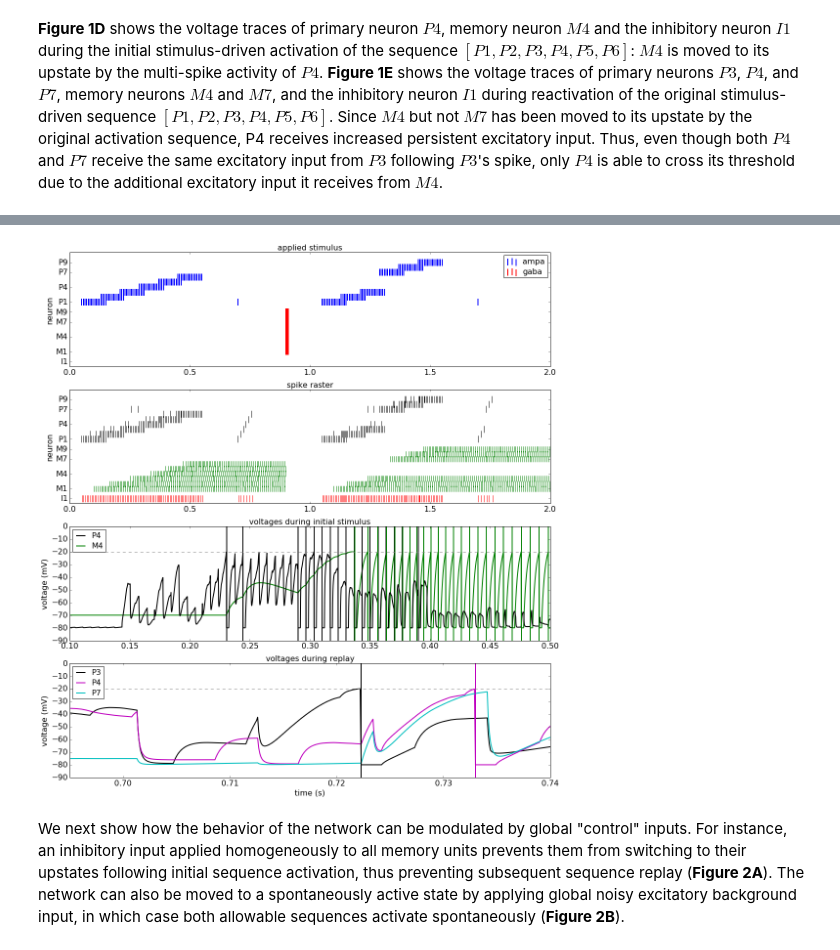
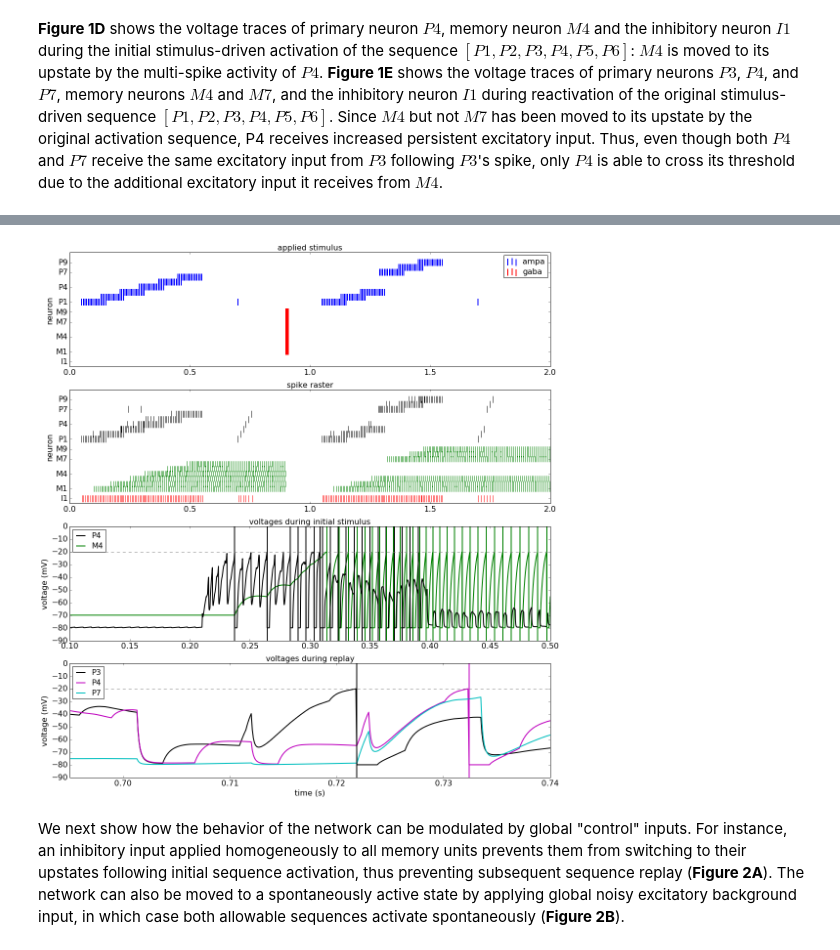
Before and after one commit to rkp8000/nothing_but_reruns, a Jupyter notebook: _paper_draft.ipynb, the cells around one changed output, grey strips where cells are left out. Drawn from its saved outputs; the diff is of its cells as text; code cells hidden in the pictures.

Commit message:
Remove AMPA background from reverse replay demonstration.

```diff
--- a/_paper_draft.ipynb
+++ b/_paper_draft.ipynb
@@ -55,16 +55,16 @@ fig_1 = lif_demo_two_branches(
     W_MM={'nmda': 12, 'ampa': 0, 'gaba': 0},
 
     BKGD_STARTS=[
-        {'nmda': 0, 'ampa': 0, 'gaba': 0}, {'nmda': 0, 'ampa': 0.6, 'gaba': 0.6},
-        {'nmda': 1, 'ampa': 1, 'gaba': 1}, {'nmda': 1, 'ampa': 1.6, 'gaba': 1.6},
+        {'nmda': 0, 'ampa': 0, 'gaba': 0}, {'nmda': 0, 'ampa': 0, 'gaba': 0.6},
+        {'nmda': 0, 'ampa': 1, 'gaba': 1}, {'nmda': 0, 'ampa': 0, 'gaba': 1.6},
     ],
     BKGD_ENDS=[
-        {'nmda': 0, 'ampa': 0, 'gaba': 0.6}, {'nmda': 0, 'ampa': 0.9, 'gaba': 0.9},
-        {'nmda': 1, 'ampa': 1, 'gaba': 1.6}, {'nmda': 1, 'ampa': 1.9, 'gaba': 1.9},
+        {'nmda': 0, 'ampa': 0, 'gaba': 0.6}, {'nmda': 0, 'ampa': 0, 'gaba': 0.9},
+        {'nmda': 0, 'ampa': 1, 'gaba': 1.6}, {'nmda': 0, 'ampa': 0, 'gaba': 1.9},
     ],
     BKGD_FRQS=[
-        {'nmda': 0, 'ampa': 0, 'gaba': 2000}, {'nmda': 0, 'ampa': 2000, 'gaba': 2000},
-        {'nmda': 0, 'ampa': 0, 'gaba': 2000}, {'nmda': 0, 'ampa': 2000, 'gaba': 2000},
+        {'nmda': 0, 'ampa': 0, 'gaba': 2000}, {'nmda': 0, 'ampa': 0, 'gaba': 2000},
+        {'nmda': 0, 'ampa': 0, 'gaba': 2000}, {'nmda': 0, 'ampa': 0, 'gaba': 2000},
     ],
     BKGD_STRENS=[
         {'nmda': 0, 'ampa': 0, 'gaba': 5}, {'nmda': 0, 'ampa': 0, 'gaba': .5},
@@ -92,34 +92,34 @@ fig_1 = lif_demo_two_branches(
 
     REPLAY_TRIGGER_TIMES=[
         {'nmda': 0, 'ampa': 0.7, 'gaba': 0}, {'nmda': 0, 'ampa': 1.7, 'gaba': 0}
     ],
     REPLAY_TRIGGER_STRENS=[
         {'nmda': 0, 'ampa': 200, 'gaba': 0}, {'nmda': 0, 'ampa': 200, 'gaba': 0}
     ],
 
     MEMORY_RESET_STARTS=[{'nmda': 0, 'ampa': 0, 'gaba': 0.9}],
     MEMORY_RESET_ENDS=[{'nmda': 0, 'ampa': 0, 'gaba': .91}],
     MEMORY_RESET_STRENS=[{'nmda': 0, 'ampa': 0, 'gaba': 10}],
     MEMORY_RESET_FRQS=[{'nmda': 0, 'ampa': 0, 'gaba': 500}],
 
     SIM_DURATION=2., DT=0.0001,
 
     P_4_M_4_PLOT_LIMITS=(0.1, 0.5),
     P_3_P_4_P_7_PLOT_LIMITS=(0.695, 0.74),
 
     FIG_SIZE=(15, 16),
     SYN_COLORS={'ampa': 'b', 'gaba': 'r'},
     FONT_SIZE=16,
 )
 
 # run 1 simulation, with seed set so that we see spontaneous replay within a reasonable time window
 # 1A: connectivity diagram
 # 1B: primary neuron raster plot for 2 replayed sequences, with spontaneous replay arising afterwards
 # 1C: memory neuron raster
 # 1D: voltages of P4, M4 and I1 during initial sequence activation
 # 1E: voltages of P4, P7, M4, M7, and I1 during reactivation
 # %% [output]
-[figure, old version]
+[figure, new version]
 # %% [markdown]
 We next show how the behavior of the network can be modulated by global "control" inputs. For instance, an inhibitory input applied homogeneously to all memory units prevents them from switching to their upstates following initial sequence activation, thus preventing subsequent sequence replay (**Figure 2A**). The network can also be moved to a spontaneously active state by applying global noisy excitatory background input, in which case both allowable sequences activate spontaneously (**Figure 2B**).
 # %%
```
Also changed, not shown: parts of 1 cell of this notebook.
